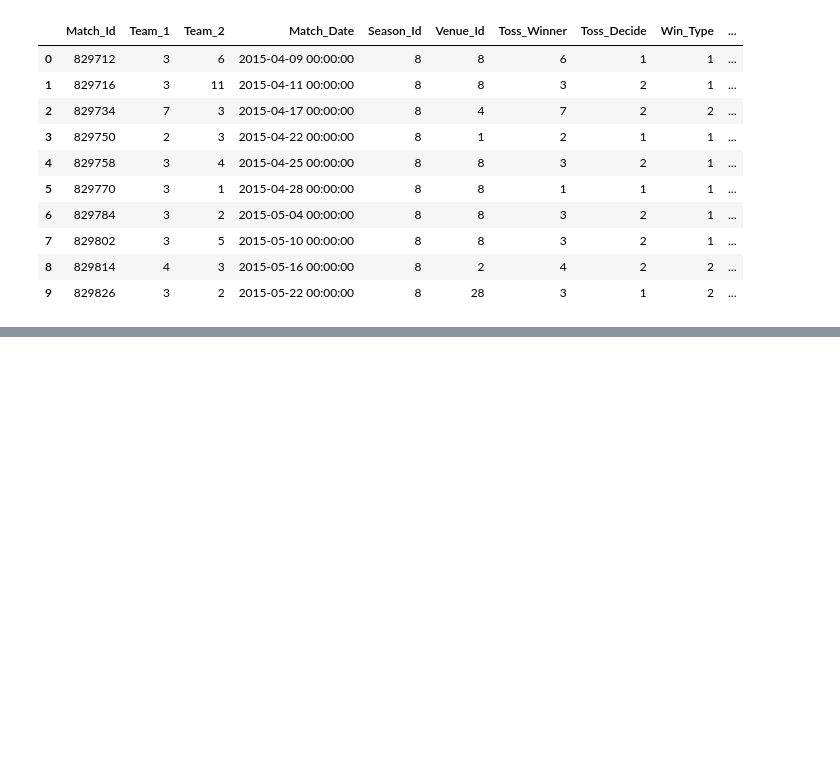
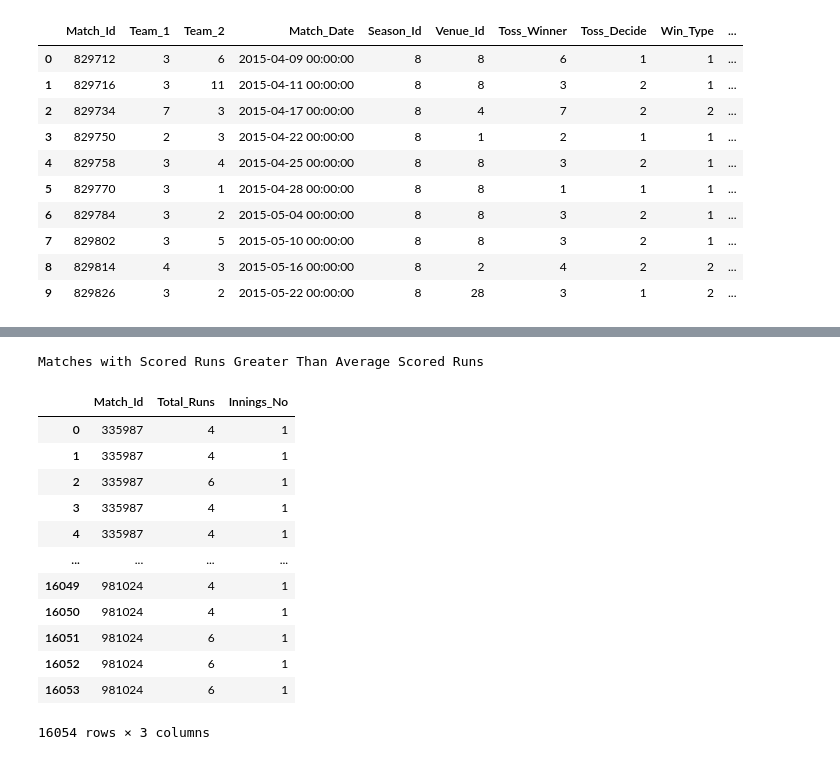
Before and after one commit to musfi64/Abstraction-and-Polymorphism, a Jupyter notebook: Untitled15.ipynb, the cells around one changed output, grey strips where cells are left out. Drawn from its saved outputs; the diff is of its cells as text; code cells hidden in the pictures; blank space fills up the shorter version.

```diff
--- a/Untitled15.ipynb
+++ b/Untitled15.ipynb
@@ -112,0 +138,24 @@ Matches won by CSK as Home Team in year 2015
+# %%
+avg_runs = pd.read_sql("""SELECT Match_Id, Runs_Scored as Total_Runs, Innings_No
+                            FROM Batsman_Scored
+                            WHERE Innings_No == 1 AND Runs_Scored >
+                            (SELECT AVG(Runs_Scored)
+                            FROM Batsman_Scored)""", conn)
+
+print("Matches with Scored Runs Greater Than Average Scored Runs")
+avg_runs
+# %% [output]
+Matches with Scored Runs Greater Than Average Scored Runs
+|  | Match_Id | Total_Runs | Innings_No |
+| 0 | 335987 | 4 | 1 |
+| 1 | 335987 | 4 | 1 |
+| 2 | 335987 | 6 | 1 |
+| 3 | 335987 | 4 | 1 |
+| 4 | 335987 | 4 | 1 |
+| ... | ... | ... | ... |
+| 16049 | 981024 | 4 | 1 |
+| 16050 | 981024 | 4 | 1 |
+| 16051 | 981024 | 6 | 1 |
+| 16052 | 981024 | 6 | 1 |
+| 16053 | 981024 | 6 | 1 |
+16054 rows × 3 columns
```
Also changed, not shown: parts of 1 cell of this notebook.
